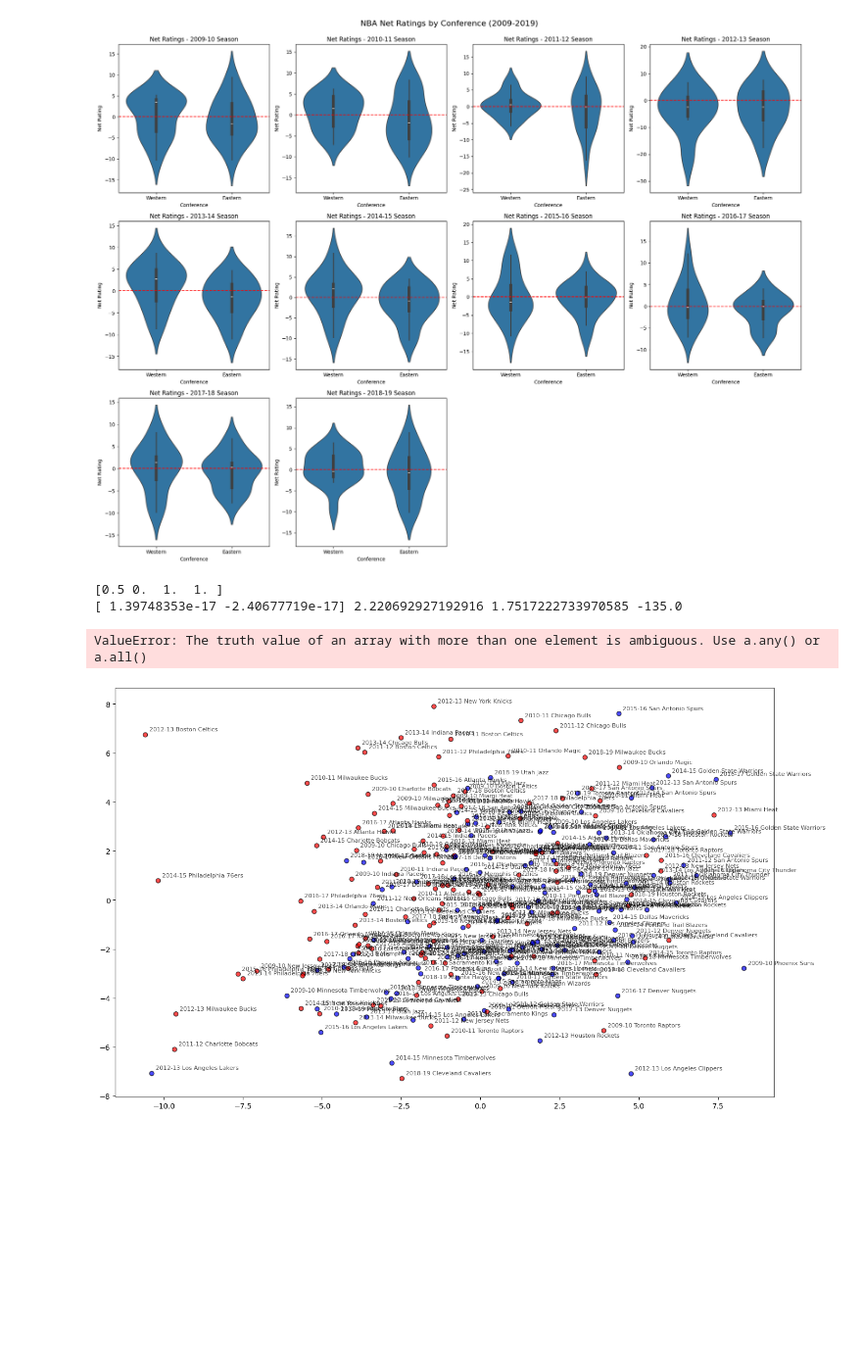
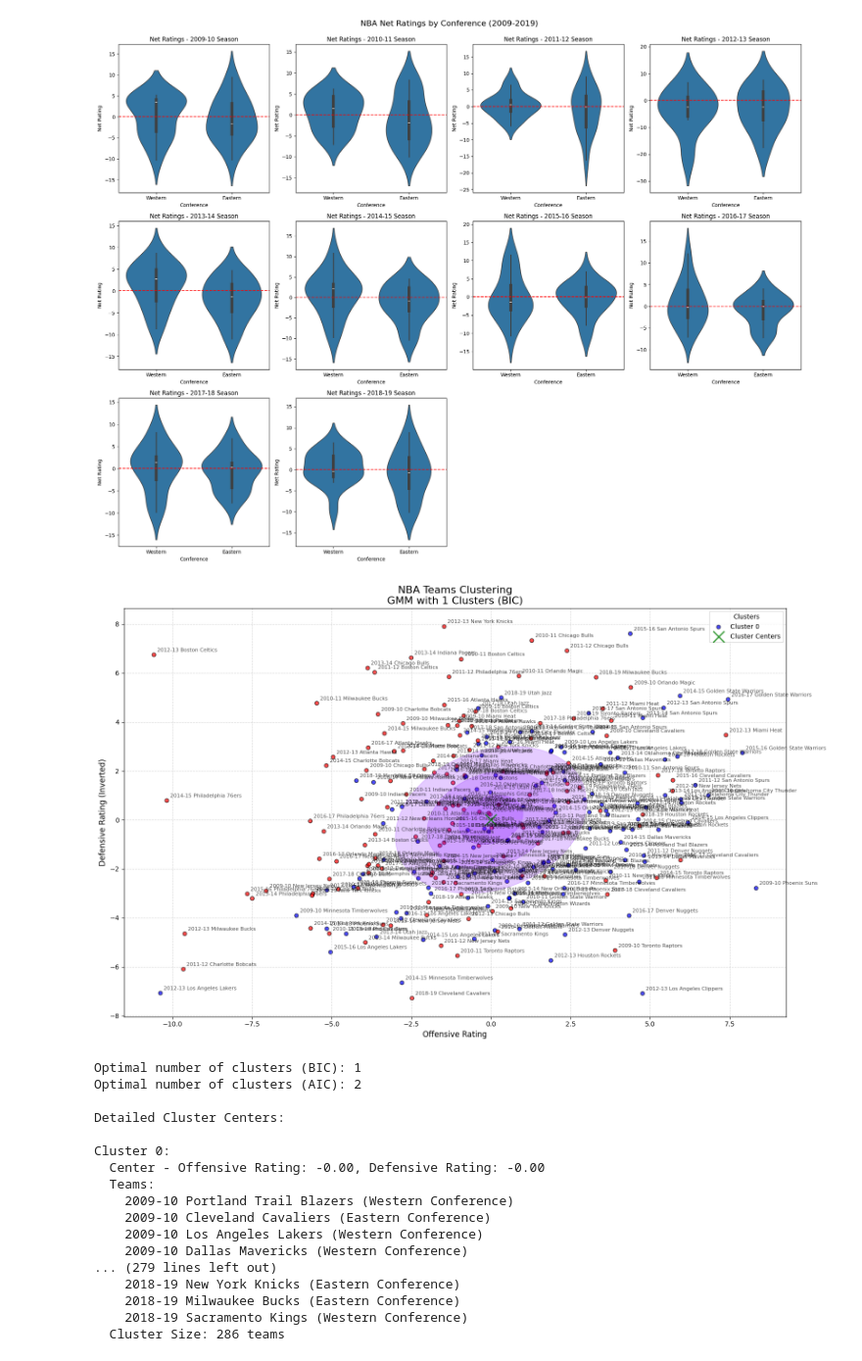
Before and after one commit to MubsPokesart/CSE5520, a Jupyter notebook: 5520Presentation/final_presentation.ipynb, the cells around one changed output. Shown at 98% size. Drawn from its saved outputs; the diff is of its cells as text; code cells hidden in the pictures; blank space fills up the shorter version.

```diff
--- a/5520Presentation/final_presentation.ipynb
+++ b/5520Presentation/final_presentation.ipynb
@@ -299,20 +295,20 @@ def draw_ellipse(position, covariance, ax=None, **kwargs):
         angle = 0
         width, height = 2 * np.sqrt(covariance)
 
-    # Remove 'color' from kwargs to avoid passing it as a positional argument
+    # Extract color from kwargs
     color = kwargs.pop('color', None)
-    print(color)
 
     for nsig in range(1, 4):
-        ellipse = Ellipse(xy=position, width=nsig * width, height=nsig * height, angle=angle)
-
-        # Set color after creating the Ellipse
-        if color:
-            ellipse.set_color(color)
-
-        # Apply any remaining kwargs
-        for key, value in kwargs.items():
-            ellipse.set_properties(**{key: value})
+        ellipse = Ellipse(
+            xy=position,
+            width=nsig * width,
+            height=nsig * height,
+            angle=angle,
+            # Set color directly in Ellipse constructor
+            color=color,
+            # Apply any remaining kwargs
+            **kwargs
+        )
 
         ax.add_patch(ellipse)
 
@@ -424,34 +420,48 @@ def perform_gmm_clustering(seasons_dict):
     plt.savefig('nba_gmm_clustering.png', dpi=300, bbox_inches='tight')
     plt.show()
     plt.close()
 
     # Detailed cluster analysis
     print(f"Optimal number of clusters (BIC): {optimal_clusters_bic}")
     print(f"Optimal number of clusters (AIC): {optimal_clusters_aic}")
 
     print("\nDetailed Cluster Centers:")
     for i, center in enumerate(cluster_centers):
         cluster_teams = df[labels == i]
         print(f"\nCluster {i}:")
         print(f"  Center - Offensive Rating: {center[0]:.2f}, Defensive Rating: {-center[1]:.2f}")
         print("  Teams:")
         for _, team in cluster_teams.iterrows():
             print(f"    {team['team']} ({team['conference']} Conference)")
         print(f"  Cluster Size: {len(cluster_teams)} teams")
 
     # Return additional information
     return {
         'labels': labels,
         'centers': cluster_centers,
         'optimal_clusters_bic': optimal_clusters_bic,
         'optimal_clusters_aic': optimal_clusters_aic
     }
 
 # Assuming seasons_dict is already defined
 # Run the clustering analysis
 cluster_results = perform_gmm_clustering(seasons_dict)
 # %% [output]
+[figure, new version]
-[0.5 0.  1.  1. ]
-[ 1.39748353e-17 -2.40677719e-17] 2.220692927192916 1.7517222733970585 -135.0
+Optimal number of clusters (BIC): 1
+Optimal number of clusters (AIC): 2
+
+Detailed Cluster Centers:
+
+Cluster 0:
+  Center - Offensive Rating: -0.00, Defensive Rating: -0.00
+  Teams:
+    2009-10 Portland Trail Blazers (Western Conference)
+    2009-10 Cleveland Cavaliers (Eastern Conference)
+    2009-10 Los Angeles Lakers (Western Conference)
+    2009-10 Dallas Mavericks (Western Conference)
+... (279 lines left out)
+    2018-19 New York Knicks (Eastern Conference)
+    2018-19 Milwaukee Bucks (Eastern Conference)
+    2018-19 Sacramento Kings (Western Conference)
+  Cluster Size: 286 teams
-ValueError: The truth value of an array with more than one element is ambiguous. Use a.any() or a.all()
-[figure, old version]
```
Also changed, not shown: parts of 3 cells of this notebook, 1 other file.
